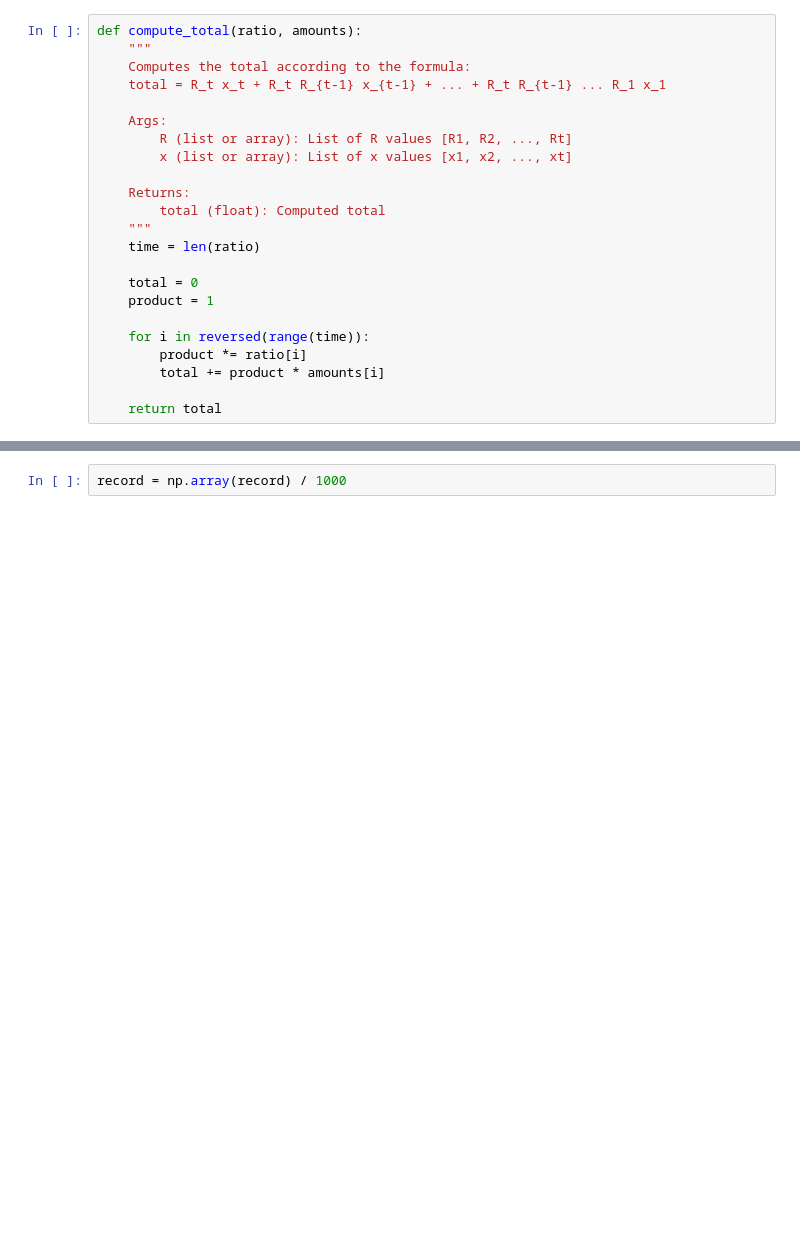
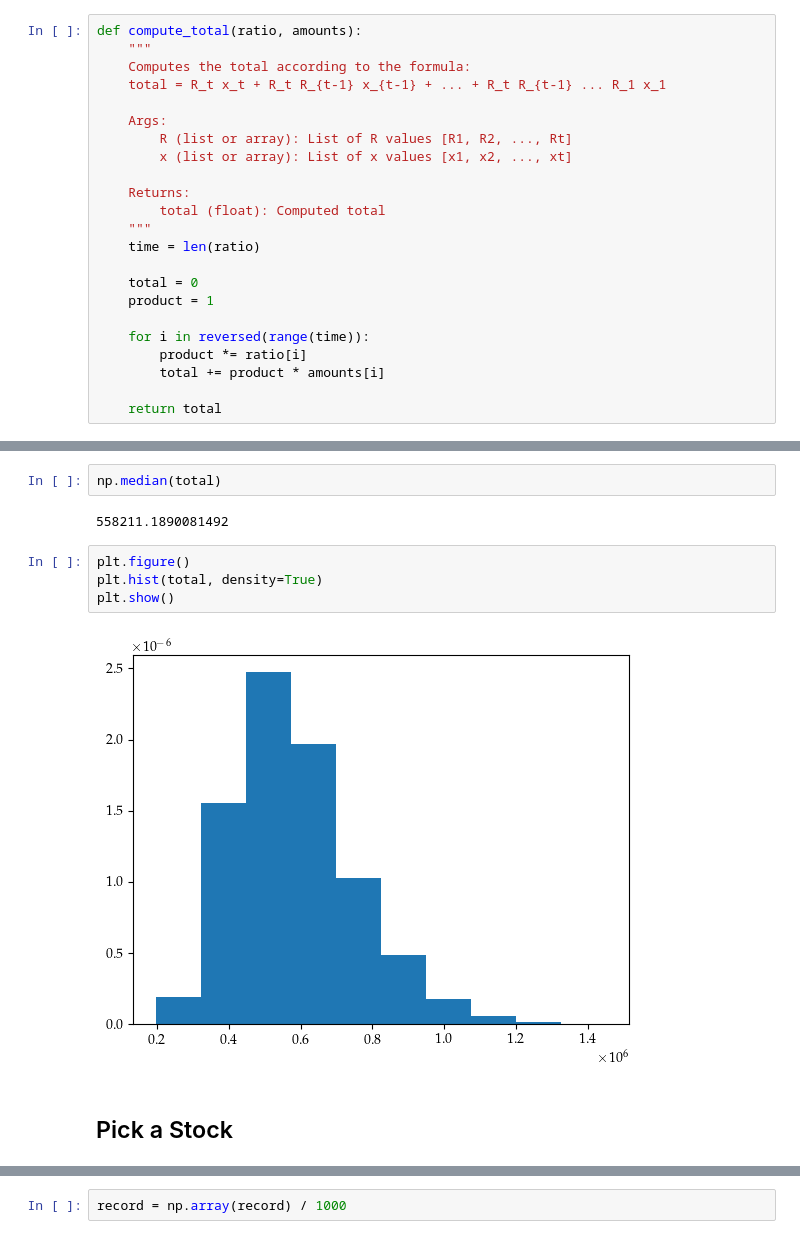
Before and after one commit to Harry45/Medium, a Jupyter notebook: 04-total-return.ipynb, the cells around one changed output, grey strips where cells are left out. Drawn from its saved outputs; the diff is of its cells as text; blank space fills up the shorter version.

```diff
--- a/04-total-return.ipynb
+++ b/04-total-return.ipynb
@@ -35,0 +54,12 @@ amounts = np.array([100000] + [4500]*19)
+# %%
+np.median(total)
+# %% [output]
+558211.1890081492
+# %%
+plt.figure()
+plt.hist(total, density=True)
+plt.show()
+# %% [output]
+[figure, added]
+# %% [markdown]
+## Pick a Stock
```
Also changed, not shown: parts of 19 cells of this notebook.
